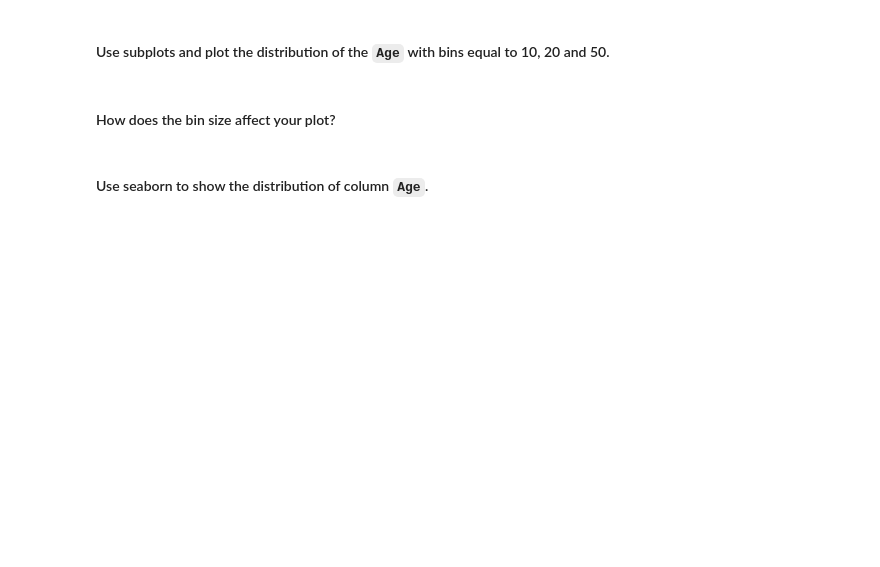
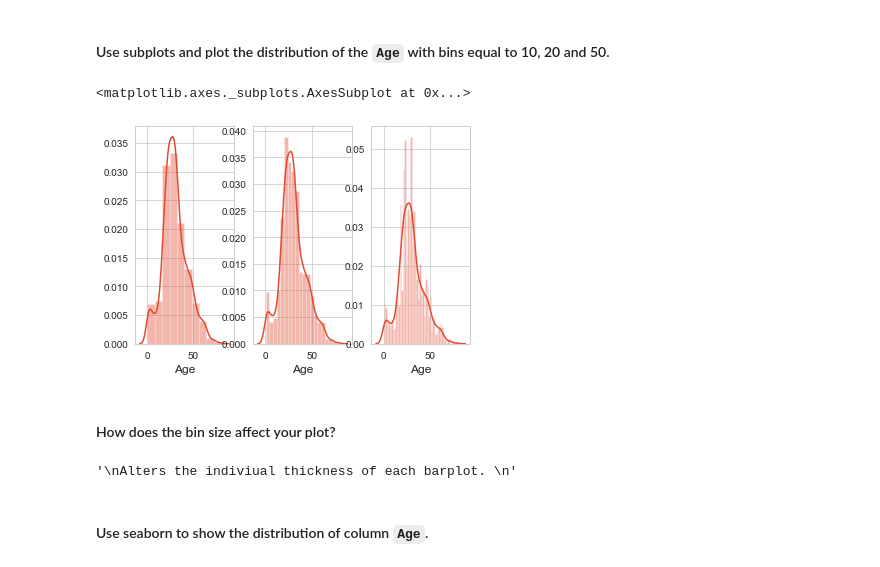
Before and after one commit to peiriant/lab-matplotlib-seaborn, a Jupyter notebook: your-code/main.ipynb, the cells around one changed output. Saved outputs shown, nothing was run; the diff lists cells and outputs as text; code cells hidden in the pictures; blank space fills up the shorter version.

```diff
--- a/your-code/main.ipynb
+++ b/your-code/main.ipynb
@@ -218,2 +262,10 @@ for column in df.columns[5:9]:
+# %%
+fig, (ax1, ax2, ax3) = plt.subplots(1, 3)
+sns.distplot(titanic['Age'], bins = (10), ax = ax1)
+sns.distplot(titanic['Age'], bins = (20), ax = ax2)
+sns.distplot(titanic['Age'], bins = (50), ax = ax3)
+# %% [output]
+<matplotlib.axes._subplots.AxesSubplot at 0x...>
+[figure, added]
 # %% [markdown]
 #### How does the bin size affect your plot?
@@ -224,2 +272,8 @@ your comments here
+# %%
+"""
+Alters the indiviual thickness of each barplot.
+"""
+# %% [output]
+'\nAlters the indiviual thickness of each barplot. \n'
 # %% [markdown]
 #### Use seaborn to show the distribution of column `Age`.
```
Also changed, not shown: parts of 44 cells of this notebook, 1 other file.
